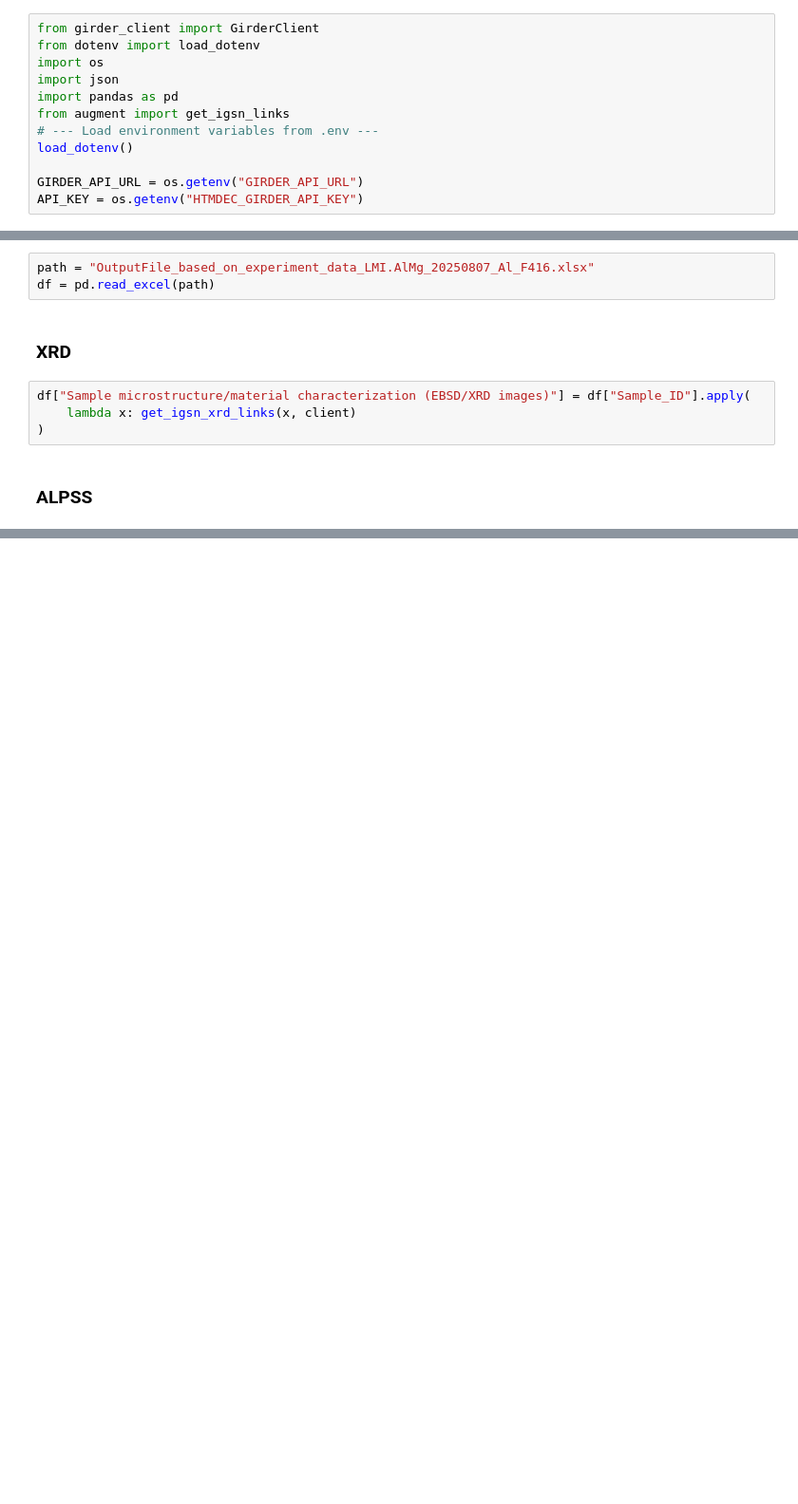
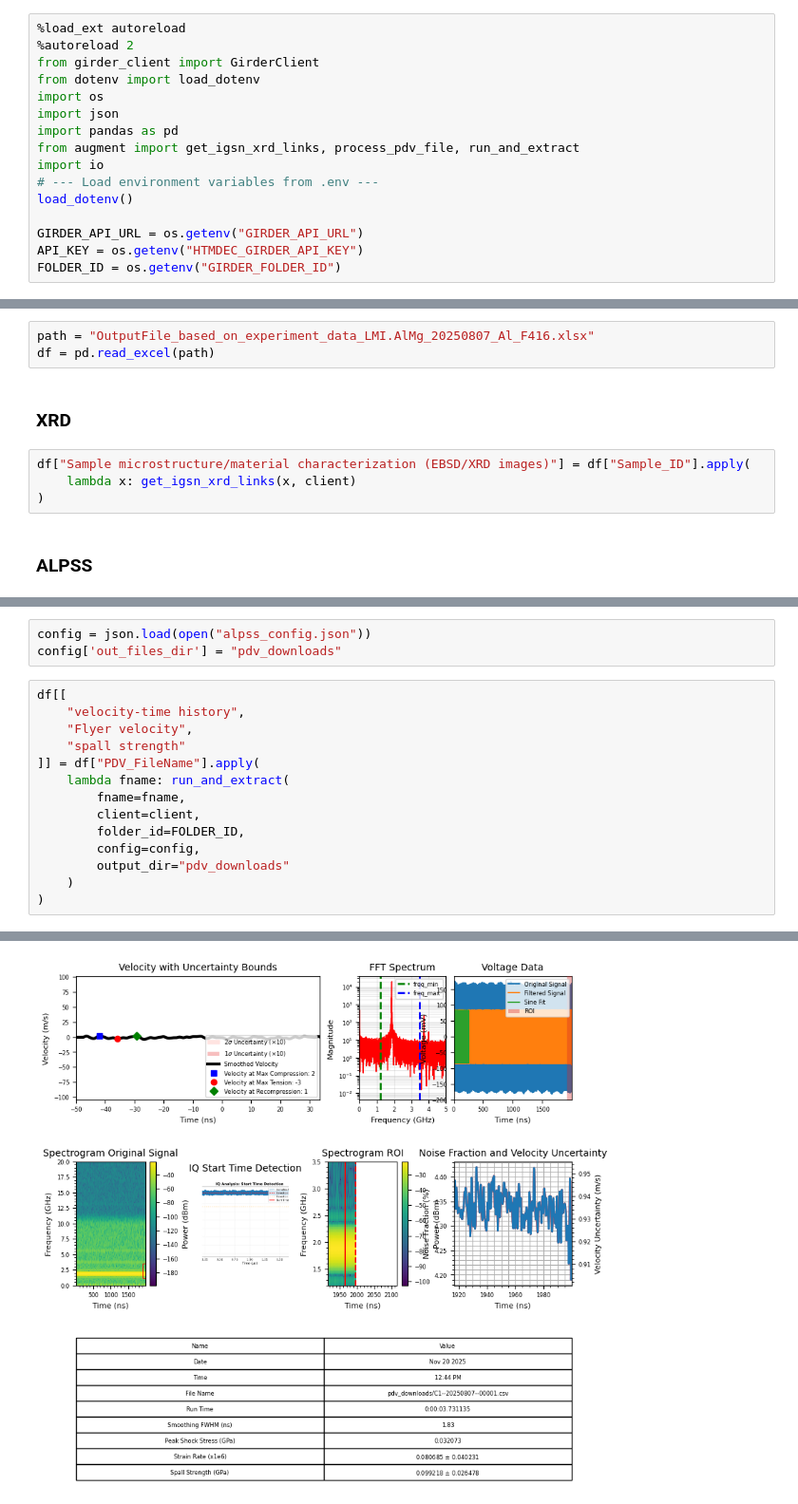
Before and after one commit to openmsi/aimdl_examples, a Jupyter notebook: augment.ipynb, the cells around one changed output, grey strips where cells are left out. Shown at 95% size. Saved outputs shown, nothing was run; the diff lists cells and outputs as text; blank space fills up the shorter version.

```diff
--- a/augment.ipynb
+++ b/augment.ipynb
@@ -1,15 +1,19 @@
 # %%
+%load_ext autoreload
+%autoreload 2
 from girder_client import GirderClient
 from dotenv import load_dotenv
 import os
 import json
 import pandas as pd
-from augment import get_igsn_links
+from augment import get_igsn_xrd_links, process_pdv_file, run_and_extract
+import io
 # --- Load environment variables from .env ---
 load_dotenv()
 
 GIRDER_API_URL = os.getenv("GIRDER_API_URL")
 API_KEY = os.getenv("HTMDEC_GIRDER_API_KEY")
+FOLDER_ID = os.getenv("GIRDER_FOLDER_ID")
 # %%
 client = GirderClient(apiUrl=GIRDER_API_URL)
 client.authenticate(apiKey=API_KEY)
@@ -30,0 +35,18 @@ from alpss import import alpss_main
+# %%
+config = json.load(open("alpss_config.json"))
+config['out_files_dir'] = "pdv_downloads"
+# %%
+df[[
+    "velocity-time history",
+    "Flyer velocity",
+    "spall strength"
+]] = df["PDV_FileName"].apply(
+    lambda fname: run_and_extract(
+        fname=fname,
+        client=client,
+        folder_id=FOLDER_ID,
+        config=config,
+        output_dir="pdv_downloads"
+    )
+)
+# %% [output]
@@ -30,0 +60 @@ from alpss import import alpss_main
+[figure, added]
```
Also changed, not shown: parts of 5 cells of this notebook, 5 other files.
